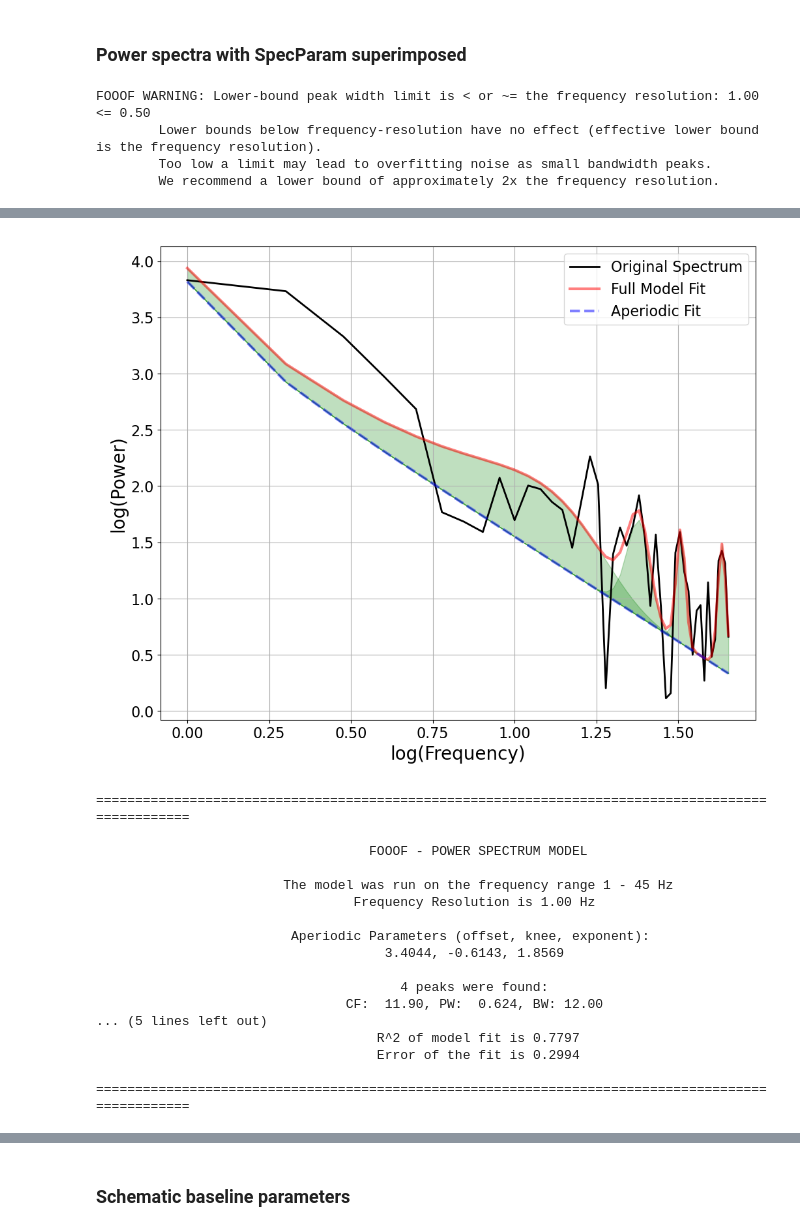
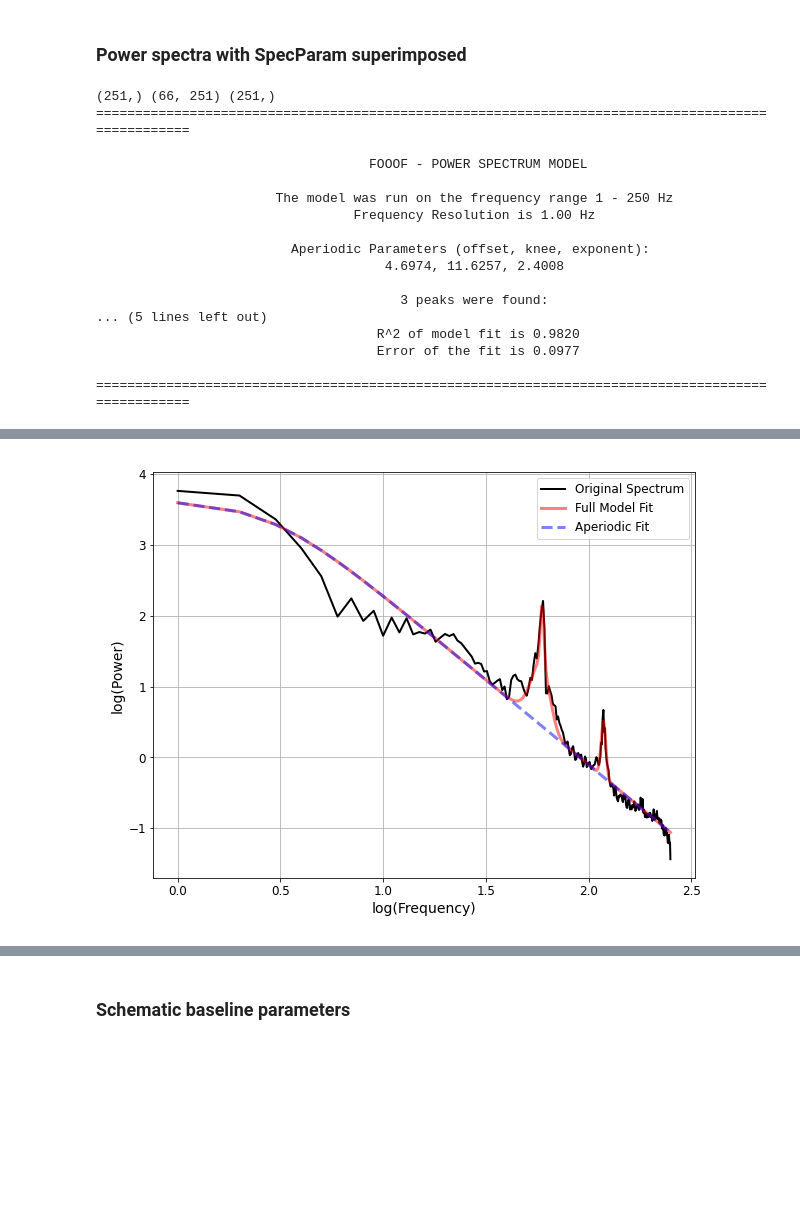
Before and after one commit to voytekresearch/v1_v4_1024_elec, a Jupyter notebook: notebooks/sfn_2024/panel_5.ipynb, the cells around one changed output, grey strips where cells are left out. Drawn from its saved outputs; the diff is of its cells as text; code cells hidden in the pictures; blank space fills up the shorter version.

Commit message:
add combined fig. minor edits
plot trial-averaged power spectra
combine figs with gridspec

```diff
--- a/notebooks/sfn_2024/panel_5.ipynb
+++ b/notebooks/sfn_2024/panel_5.ipynb
@@ -59,8 +70,10 @@ time = create_times(n_seconds, FS)
 print(time.shape)
 
 # set signal and choose random channel
-signal = lfp[42,23,:]
-signal.shape
+i_trial = 42
+i_chan = 23
+signal = lfp[i_trial, i_chan]
+print(signal.shape)
 
 # plot
 fig, ax = plt.subplots(figsize=(12,4))
@@ -75,14 +89,29 @@ Text(0.5, 0, 'time (s)')
 # %% [markdown]
 ### Power spectra with SpecParam superimposed
 # %%
-# compute power spectrum
-freq, psd = compute_spectrum(signal, FS, f_range=[1,45])
+# compute power
+freq, psd = compute_spectrum(lfp[:, i_chan], FS)#, f_range=[1,45])
+spectra = np.mean(psd, axis=0)
+print(freq.shape, psd.shape, spectra.shape)
 
 # parameterize
-fm = FOOOF(min_peak_height=0.05, aperiodic_mode='knee', peak_threshold=2)
-fm.fit(freq, psd)
+fm = FOOOF(**SPECPARAM_SETTINGS)
+fm.report(freq, spectra, plt_log=True) # fit and plot
 # %% [output]
-FOOOF WARNING: Lower-bound peak width limit is < or ~= the frequency resolution: 1.00 <= 0.50
-        Lower bounds below frequency-resolution have no effect (effective lower bound is the frequency resolution).
-        Too low a limit may lead to overfitting noise as small bandwidth peaks.
-        We recommend a lower bound of approximately 2x the frequency resolution.
+(251,) (66, 251) (251,)
+==================================================================================================
+
+                                   FOOOF - POWER SPECTRUM MODEL
+
+                       The model was run on the frequency range 1 - 250 Hz
+                                 Frequency Resolution is 1.00 Hz
+
+                         Aperiodic Parameters (offset, knee, exponent):
+                                     4.6974, 11.6257, 2.4008
+
+                                       3 peaks were found:
+... (5 lines left out)
+                                    R^2 of model fit is 0.9820
+                                    Error of the fit is 0.0977
+
+==================================================================================================
@@ -89,27 +119,8 @@ FOOOF WARNING: Lower-bound peak width limit is < or ~= the frequency resolution:
+[figure, added]
 # %%
 # plot specparam results
-fm.plot(plot_peaks='shade', plt_log=True)
+# fm.plot(plot_peaks='shade', plt_log=True)
-# %% [output]
-[figure, removed]
 # %%
-fm.print_results()
+# fm.print_results()
-# %% [output]
-==================================================================================================
-
-                                   FOOOF - POWER SPECTRUM MODEL
-
-                        The model was run on the frequency range 1 - 45 Hz
-                                 Frequency Resolution is 1.00 Hz
-
-                         Aperiodic Parameters (offset, knee, exponent):
-                                     3.4044, -0.6143, 1.8569
-
-                                       4 peaks were found:
-                                CF:  11.90, PW:  0.624, BW: 12.00
-... (5 lines left out)
-                                    R^2 of model fit is 0.7797
-                                    Error of the fit is 0.2994
-
-==================================================================================================
 # %%
 # Plot an annotated version of the power spectrum model
```
Also changed, not shown: parts of 9 cells of this notebook.
